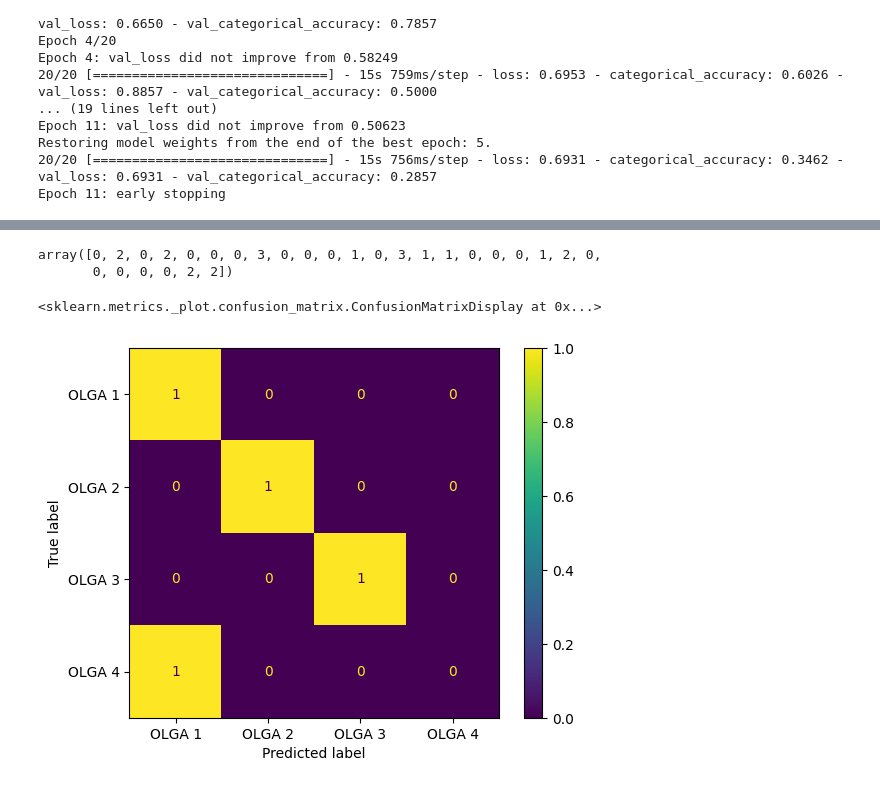
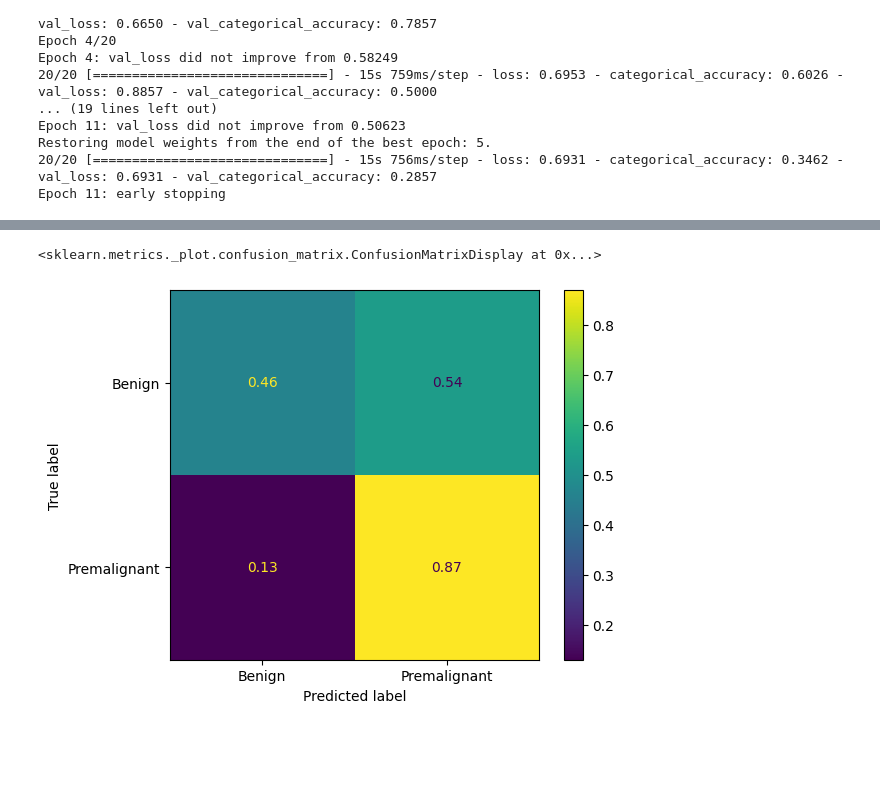
Before and after one commit to srmedinac/upper-GI-KDM, a Jupyter notebook: Attention KQM_GI.ipynb, the cells around one changed output, grey strips where cells are left out. Cells and saved outputs as stored; diff of their text form; code cells hidden in the pictures; blank space fills up the shorter version.

```diff
--- a/Attention KQM_GI.ipynb
+++ b/Attention KQM_GI.ipynb
@@ -1326,2 +1156,3 @@ array([0, 2, 0, 2, 0, 0, 0, 0, 0, 0, 0, 1, 0, 0, 1, 1, 0, 0, 0, 1, 2, 0,
 # %%
-y_true = np.argmax(np.concatenate([y for x,y in unfhuffled_train_ds], axis=0), axis = 1)
+out = np.argmax(kqm_class.predict(test_dataset), axis =1)
+y_true = np.argmax(np.concatenate([y for x,y in test_dataset], axis=0), axis = 1)
@@ -1328,10 +1161,5 @@ y_true = np.argmax(np.concatenate([y for x,y in unfhuffled_train_ds], axis=0), a
-# %%
-y_true
-# %% [output]
-array([0, 2, 0, 2, 0, 0, 0, 3, 0, 0, 0, 1, 0, 3, 1, 1, 0, 0, 0, 1, 2, 0,
-       0, 0, 0, 0, 2, 2])
 # %%
-ConfusionMatrixDisplay.from_predictions(y_true, out, normalize='true', display_labels=['OLGA 1', 'OLGA 2', 'OLGA 3', 'OLGA 4'])
+ConfusionMatrixDisplay.from_predictions(y_true, out, normalize='true', display_labels=['Benign', 'Premalignant'])
 # %% [output]
 <sklearn.metrics._plot.confusion_matrix.ConfusionMatrixDisplay at 0x...>
-[figure, old version]
+[figure, new version]
```
Also changed, not shown: parts of 36 cells of this notebook, 1 other file.
